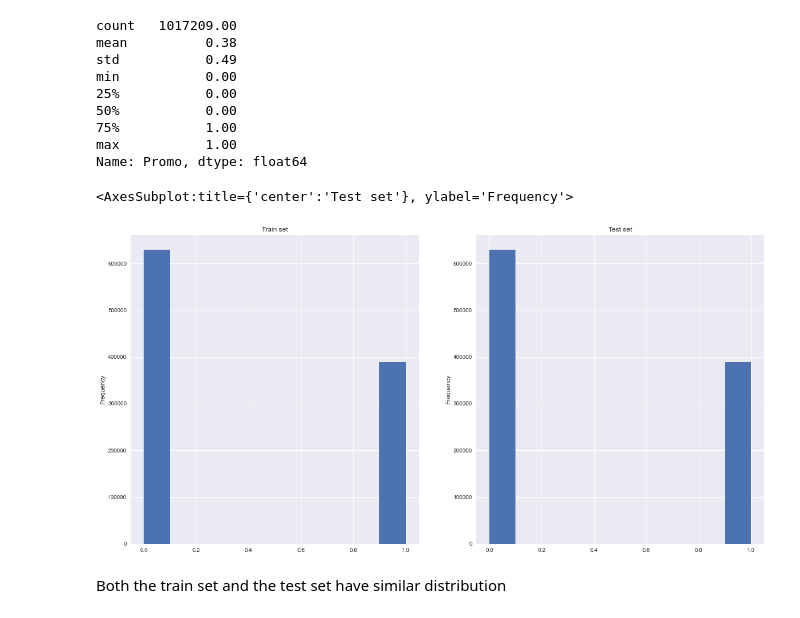
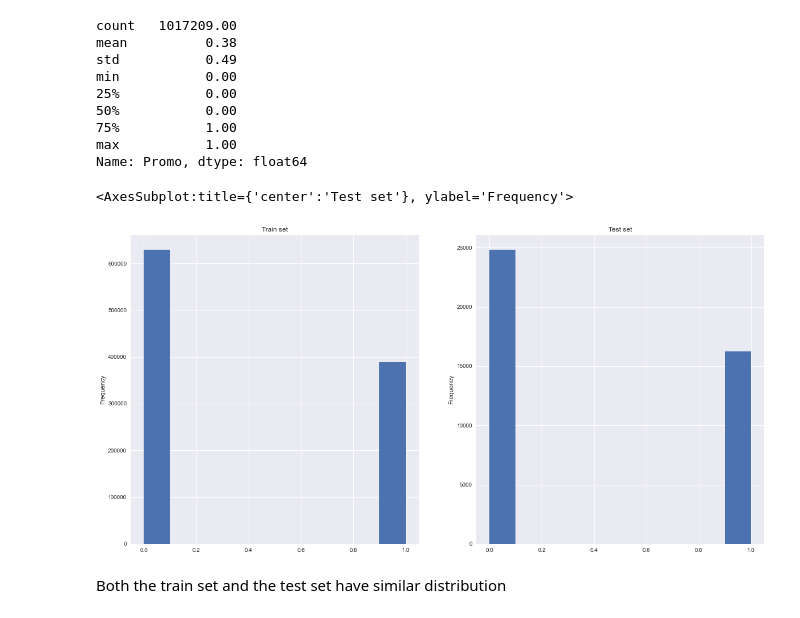
Before and after one commit to nahomfix/Pharmaceutical-Sales, a Jupyter notebook: notebooks/eda.ipynb, the cells around one changed output. Cells and saved outputs as stored; diff of their text form; code cells hidden in the pictures.

```diff
--- a/notebooks/eda.ipynb
+++ b/notebooks/eda.ipynb
@@ -80,10 +80,10 @@ Name: Promo, dtype: float64
 # %%
 fig, (ax1, ax2) = plt.subplots(1, 2, figsize=(20, 10))
 df_train_store["Promo"].plot(kind="hist", figsize=(20, 10), ax=ax1, title="Train set")
-df_train_store["Promo"].plot(kind="hist", figsize=(20, 10), ax=ax2, title="Test set")
+df_test_store["Promo"].plot(kind="hist", figsize=(20, 10), ax=ax2, title="Test set")
 # %% [output]
 <AxesSubplot:title={'center':'Test set'}, ylabel='Frequency'>
-[figure, old version]
+[figure, new version]
 # %% [markdown]
 Both the train set and the test set have similar distribution
 # %%
```
Also changed, not shown: parts of 2 cells of this notebook, 12 other files.
